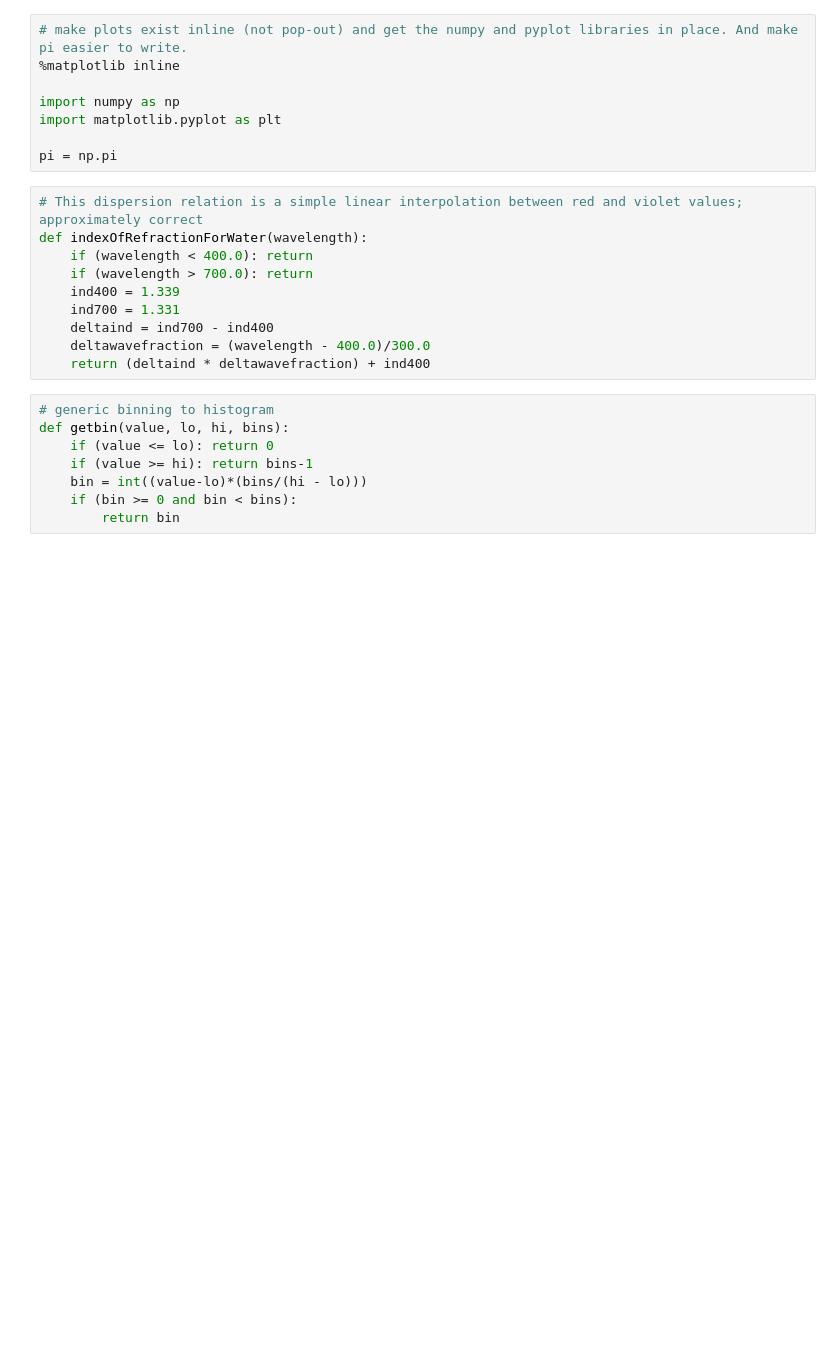
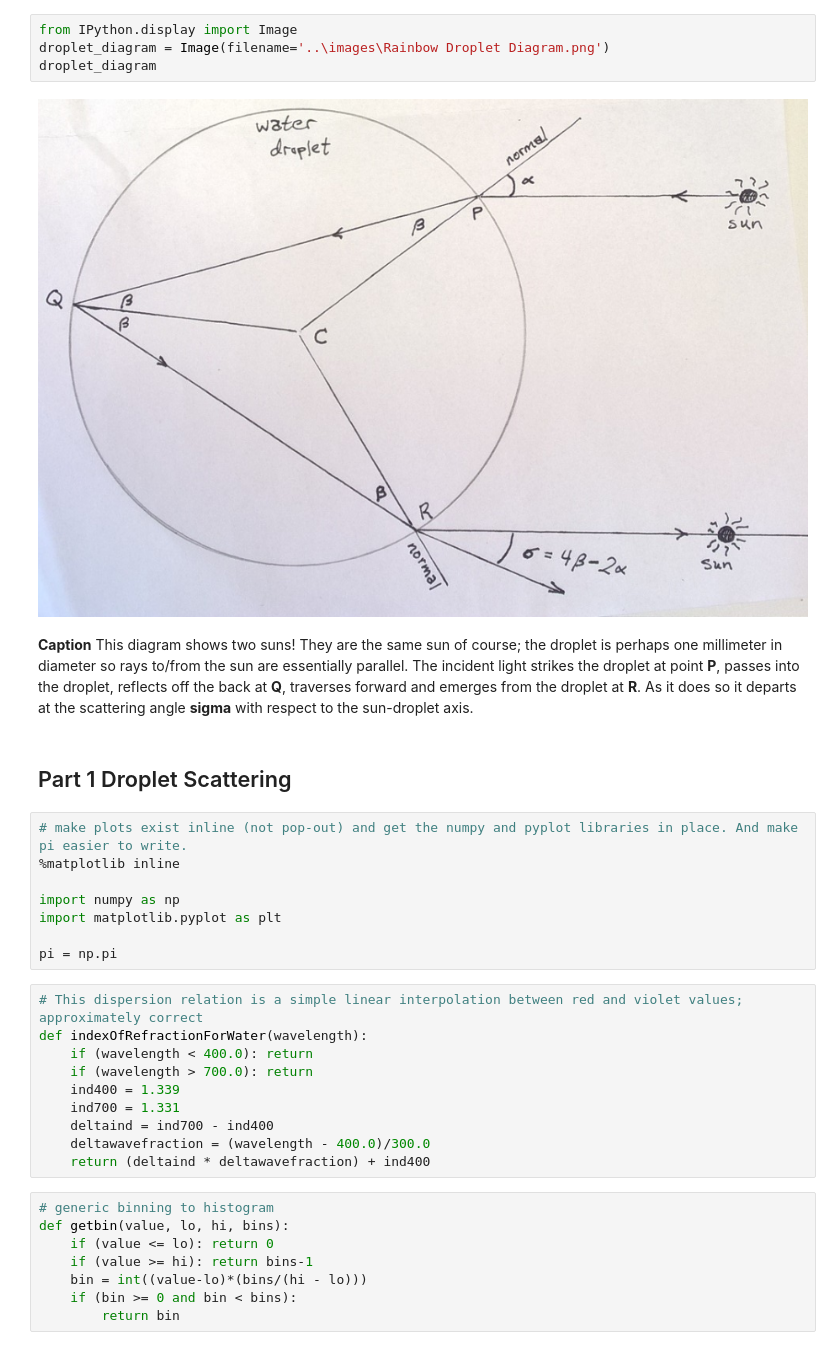
Before and after one commit to robfatland/percival, a Jupyter notebook: IPython Notebooks/Rainbow.ipynb, the cells around one changed output. Cells and saved outputs as stored; diff of their text form; blank space fills up the shorter version.

Commit message:
with diagram

```diff
--- a/IPython Notebooks/Rainbow.ipynb
+++ b/IPython Notebooks/Rainbow.ipynb
@@ -54,3 +52,13 @@ Finally when all is said and done we may ask: If we throw a million photons at t
+# %%
+from IPython.display import Image
+droplet_diagram = Image(filename='..\images\Rainbow Droplet Diagram.png')
+droplet_diagram
+# %% [output]
+[figure, added]
+# %% [markdown]
+__Caption__ This diagram shows two suns! They are the same sun of course; the droplet is perhaps one millimeter in diameter so rays to/from the sun are essentially parallel. The incident light strikes the droplet at point __P__, passes into the droplet, reflects off the back at __Q__, traverses forward and emerges from the droplet at __R__. As it does so it departs at the scattering angle __sigma__ with respect to the sun-droplet axis.
+# %% [markdown]
+## Part 1 Droplet Scattering
 # %%
 # make plots exist inline (not pop-out) and get the numpy and pyplot libraries in place. And make pi easier to write.
 %matplotlib inline
```
Also changed, not shown: parts of 1 cell of this notebook, 2 other files.
